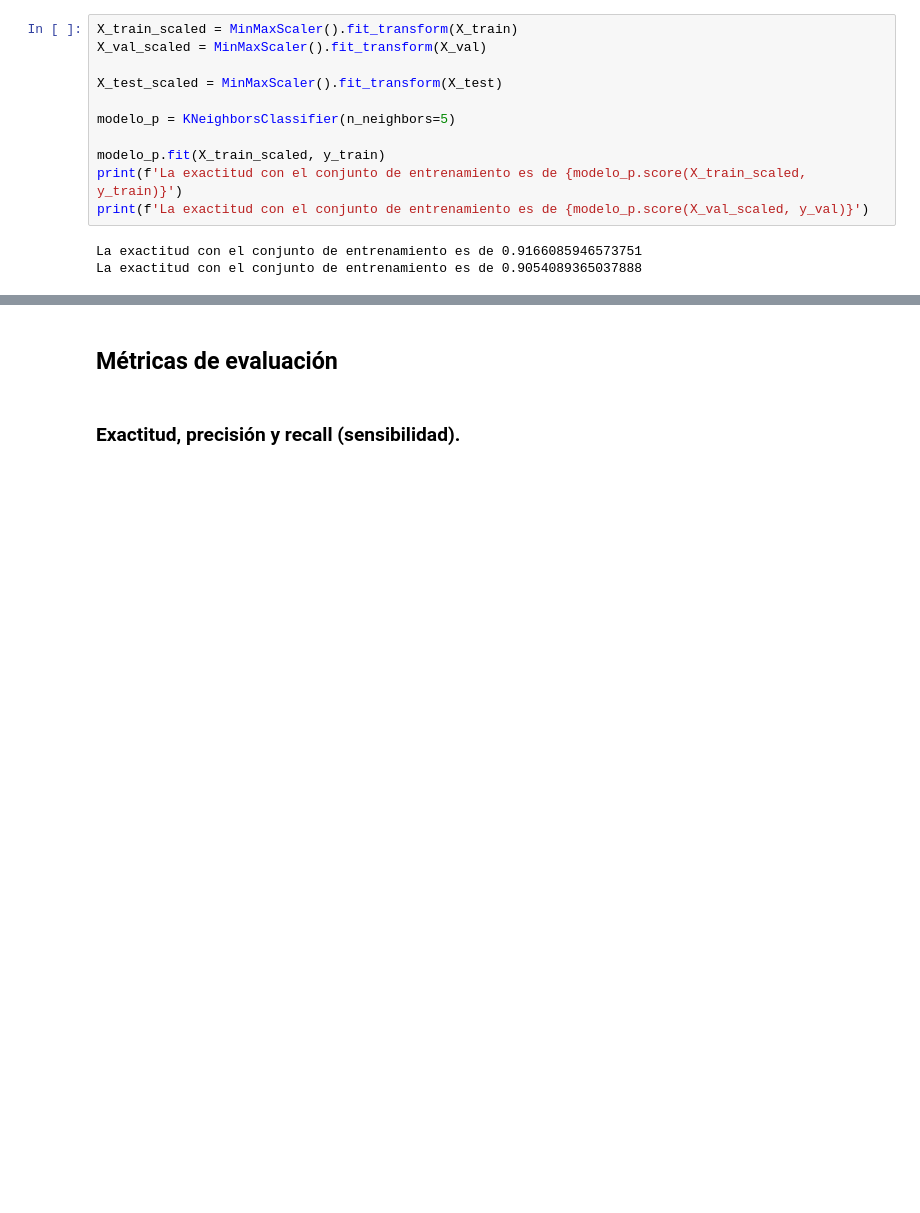
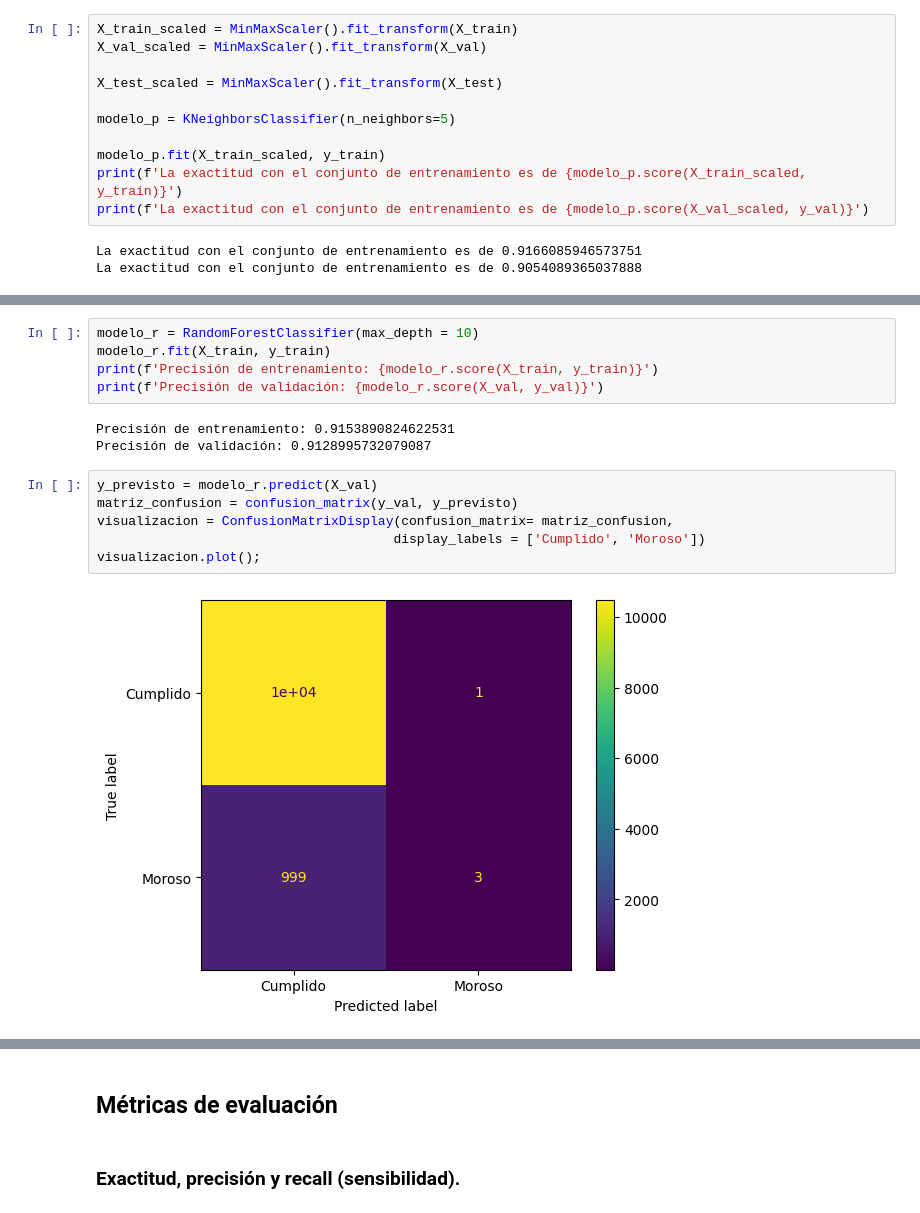
Before and after one commit to Cristiand056/Estadisticas-y-Machine-Learning-G8---ONE, a Jupyter notebook: Clasificacion_validacion_y_metricas.ipynb, the cells around one changed output, grey strips where cells are left out. Drawn from its saved outputs; the diff is of its cells as text; blank space fills up the shorter version.

```diff
--- a/Clasificacion_validacion_y_metricas.ipynb
+++ b/Clasificacion_validacion_y_metricas.ipynb
@@ -147,0 +165,16 @@ La exactitud con el conjunto de entrenamiento es de 0.9054089365037888
+# %%
+modelo_r = RandomForestClassifier(max_depth = 10)
+modelo_r.fit(X_train, y_train)
+print(f'Precisión de entrenamiento: {modelo_r.score(X_train, y_train)}')
+print(f'Precisión de validación: {modelo_r.score(X_val, y_val)}')
+# %% [output]
+Precisión de entrenamiento: 0.9153890824622531
+Precisión de validación: 0.9128995732079087
+# %%
+y_previsto = modelo_r.predict(X_val)
+matriz_confusion = confusion_matrix(y_val, y_previsto)
+visualizacion = ConfusionMatrixDisplay(confusion_matrix= matriz_confusion,
+                                      display_labels = ['Cumplido', 'Moroso'])
+visualizacion.plot();
+# %% [output]
+[figure, added]
```
Also changed, not shown: parts of 13 cells of this notebook.
